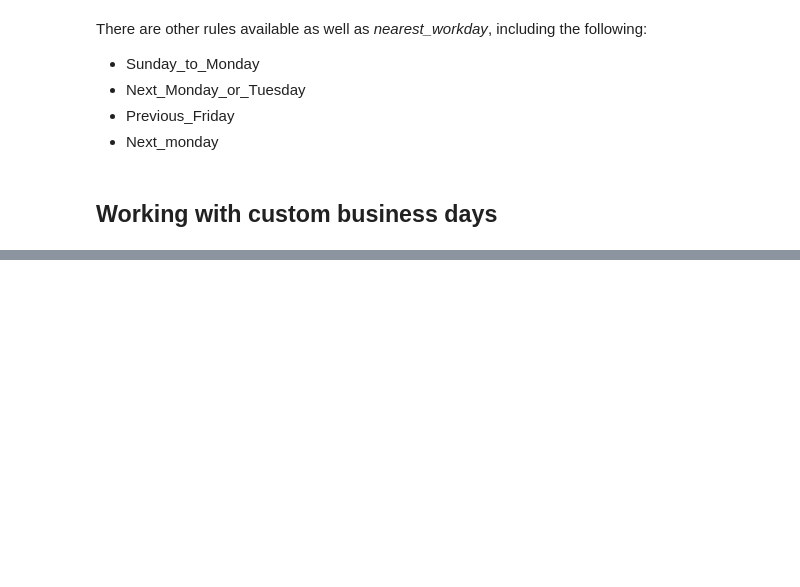
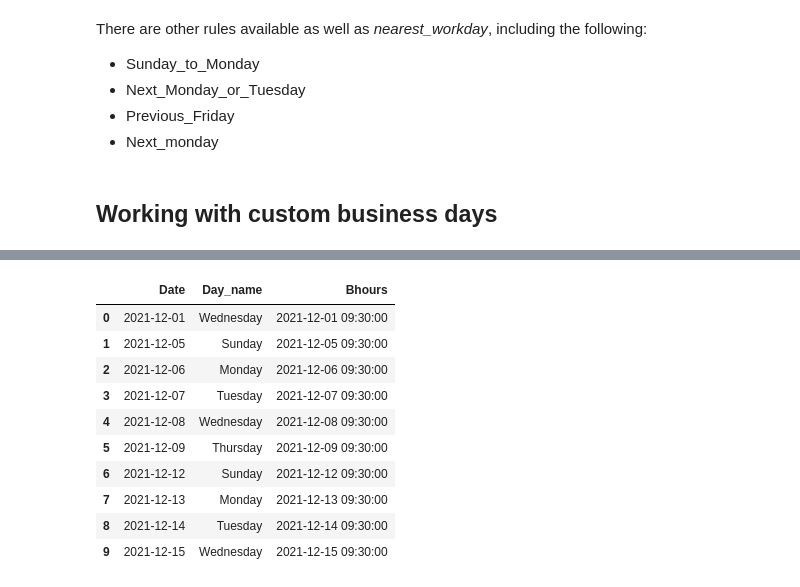
Before and after one commit to LaurbergMJ/TimeSeriesAnalysisWithPythonCookbook, a Jupyter notebook: Ch6.ipynb, the cells around one changed output, grey strips where cells are left out. Cells and saved outputs as stored; diff of their text form; code cells hidden in the pictures; blank space fills up the shorter version.

```diff
--- a/Ch6.ipynb
+++ b/Ch6.ipynb
@@ -525,0 +531,3 @@ There are other rules available as well as _nearest_workday_, including the foll
+# %%
+# Apply both variables to the CustomBusinessDay or CDay offset
+dubai_uae_bday = pd.offsets.CDay(holidays=national_day, weekmask=dubai_uae_workdays)
@@ -525,0 +542,3 @@ There are other rules available as well as _nearest_workday_, including the foll
+# %%
+# Now we can use the new offset to generate custom dates using pandas.date_range()
+df = pd.DataFrame({'Date': pd.date_range('12-1-2021', periods=10, freq=dubai_uae_bday)})
@@ -525,0 +557,5 @@ There are other rules available as well as _nearest_workday_, including the foll
+# %%
+# To make it easier to determine whether things are working as expected, add a new column that represents the day name
+df['Day_name'] = df.Date.dt.day_name()
+
+df
@@ -525,0 +583,21 @@ There are other rules available as well as _nearest_workday_, including the foll
+# %%
+cust_hours = pd.offsets.CustomBusinessHour(
+    start="8:30",
+    end="15:30",
+    holidays=national_day,
+    weekmask = dubai_uae_workdays
+)
+# %%
+df['Bhours'] = df['Date'] + cust_hours
+# %% [output]
+|  | Date | Day_name | Bhours |
+| 0 | 2021-12-01 | Wednesday | 2021-12-01 09:30:00 |
+| 1 | 2021-12-05 | Sunday | 2021-12-05 09:30:00 |
+| 2 | 2021-12-06 | Monday | 2021-12-06 09:30:00 |
+| 3 | 2021-12-07 | Tuesday | 2021-12-07 09:30:00 |
+| 4 | 2021-12-08 | Wednesday | 2021-12-08 09:30:00 |
+| 5 | 2021-12-09 | Thursday | 2021-12-09 09:30:00 |
+| 6 | 2021-12-12 | Sunday | 2021-12-12 09:30:00 |
+| 7 | 2021-12-13 | Monday | 2021-12-13 09:30:00 |
+| 8 | 2021-12-14 | Tuesday | 2021-12-14 09:30:00 |
+| 9 | 2021-12-15 | Wednesday | 2021-12-15 09:30:00 |
```
Also changed, not shown: parts of 7 cells of this notebook.
